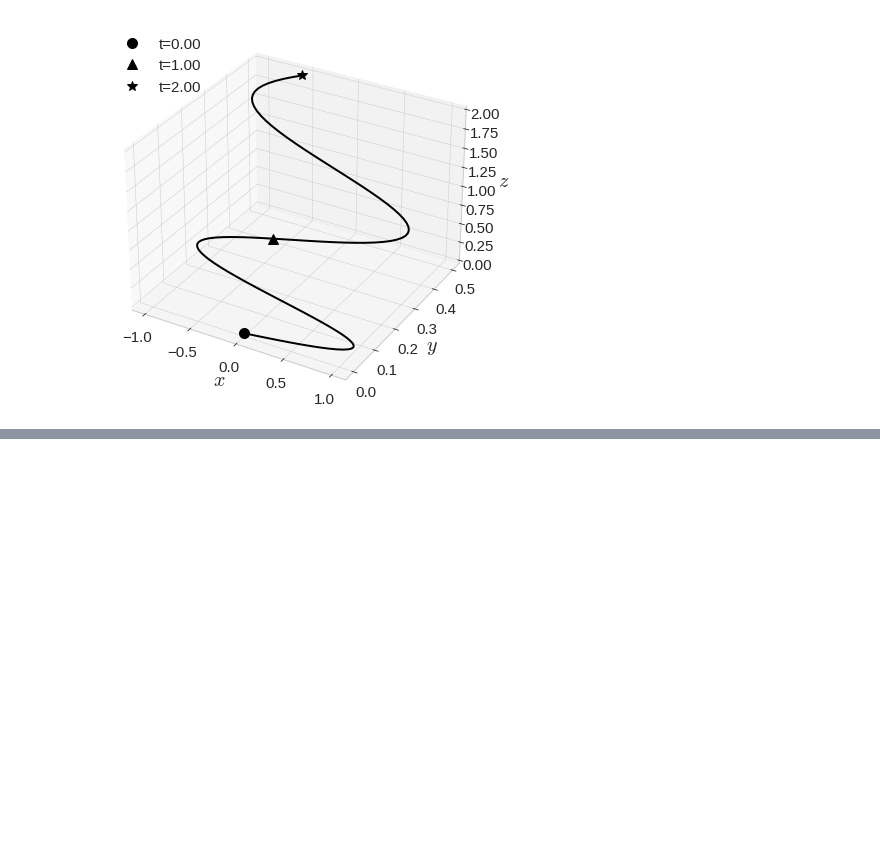
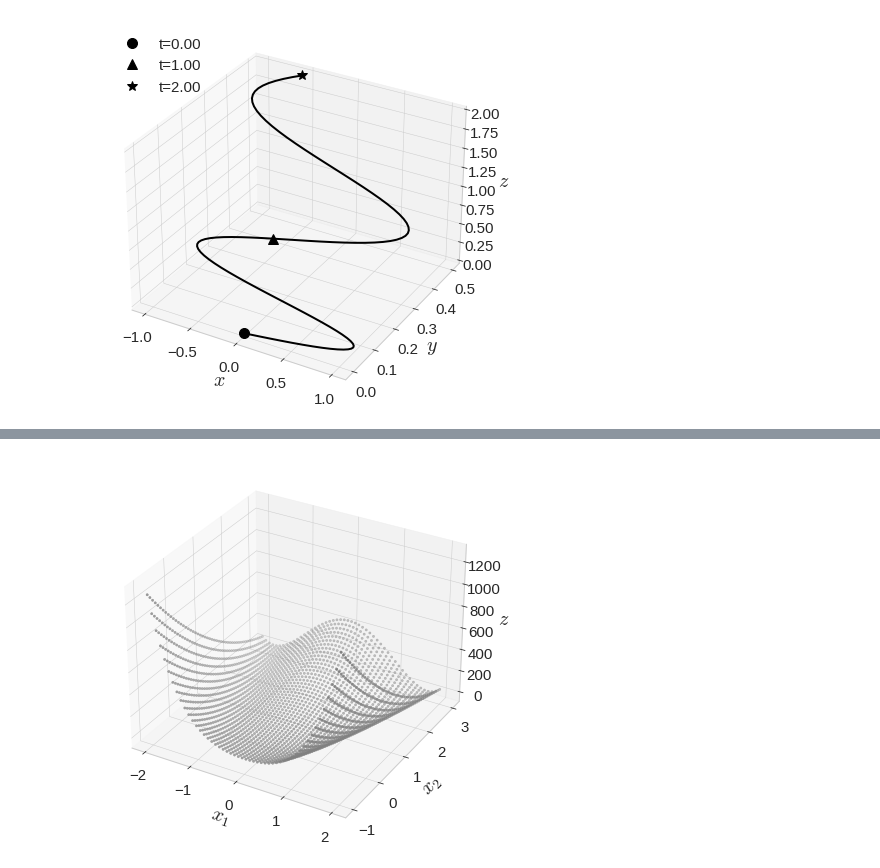
Before and after one commit to chw8207/math_basic, a Jupyter notebook: 다변수&벡터함수.ipynb, the cells around one changed output, grey strips where cells are left out. Saved outputs shown, nothing was run; the diff lists cells and outputs as text; code cells hidden in the pictures; blank space fills up the shorter version.

```diff
--- a/다변수&벡터함수.ipynb
+++ b/다변수&벡터함수.ipynb
@@ -49,0 +50,32 @@ plt.show()
+# %%
+# 다변수 스칼라함수 그리기
+import numpy as np
+import matplotlib.pyplot as plt
+from mpl_toolkits import mplot3d  # 3차원 그래프를 그리기 위한 툴킷
+import matplotlib as mpl
+
+mpl.style.use('bmh')         # 그래프에 사용할 테마 설정
+mpl.style.use('seaborn-whitegrid')
+
+plt.figure(figsize=(7,7))
+
+ax = plt.axes(projection='3d')
+ax.xaxis.set_tick_params(labelsize=15)
+ax.yaxis.set_tick_params(labelsize=15)
+ax.zaxis.set_tick_params(labelsize=15)
+ax.set_xlabel(r'$x_1$', fontsize=20)
+ax.set_ylabel(r'$x_2$', fontsize=20)
+ax.set_zlabel(r'$z$', fontsize=20)
+
+# 함수의 정의역 설정
+X1 = np.linspace(-2,2,50)
+X2 = np.linspace(-1,3,50)
+X1, X2 = np.meshgrid(X1, X2)
+Z = 50*(X2-X1**2)**2 + (2-X1)**2
+
+# 계산된 값을 3차원 공간에 점으로 나타내기
+ax.scatter3D(X1, X2, Z, marker='.', color='gray')
+
+plt.show()
+# %% [output]
+[figure, added]
```
Also changed, not shown: parts of 2 cells of this notebook.
